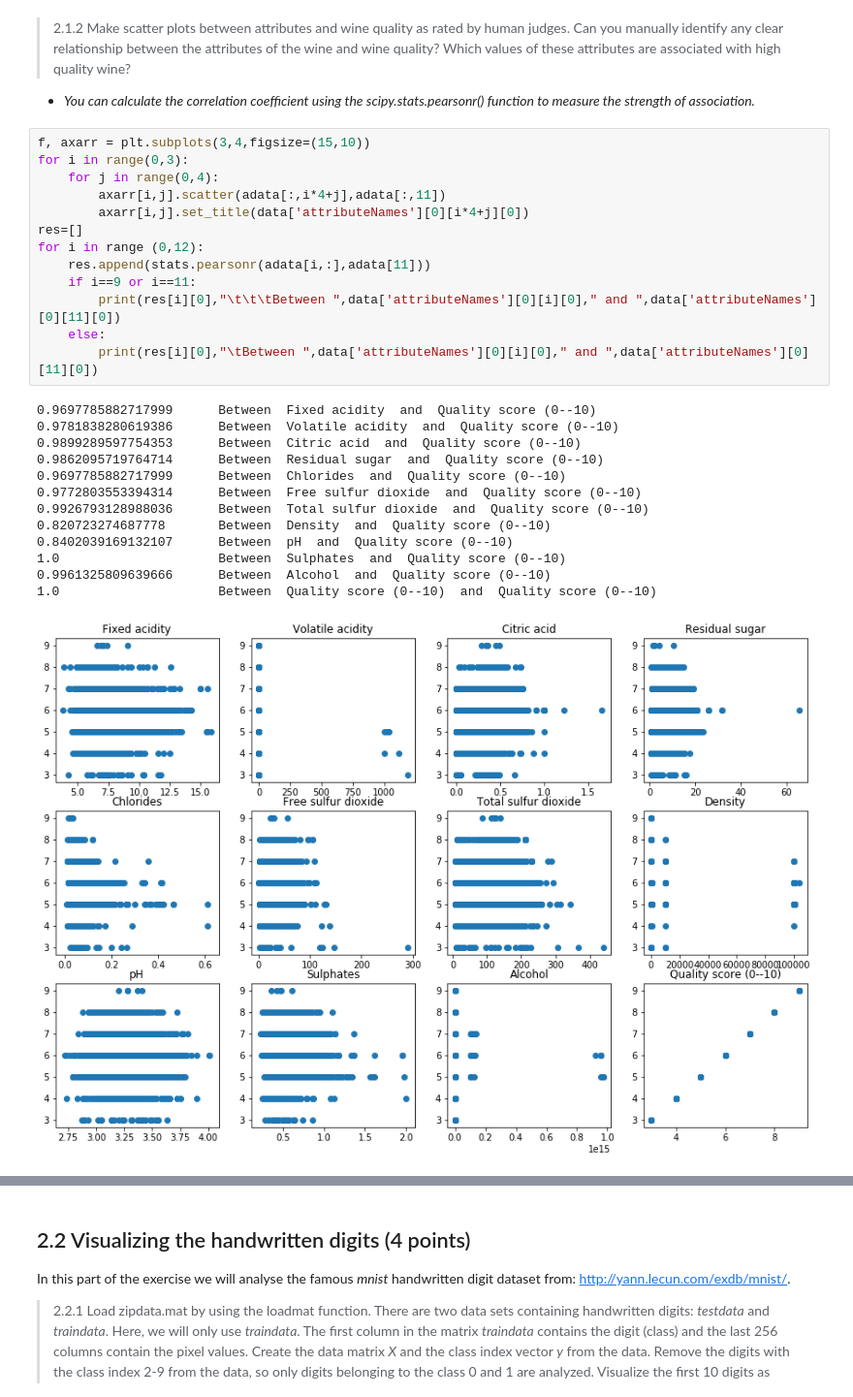
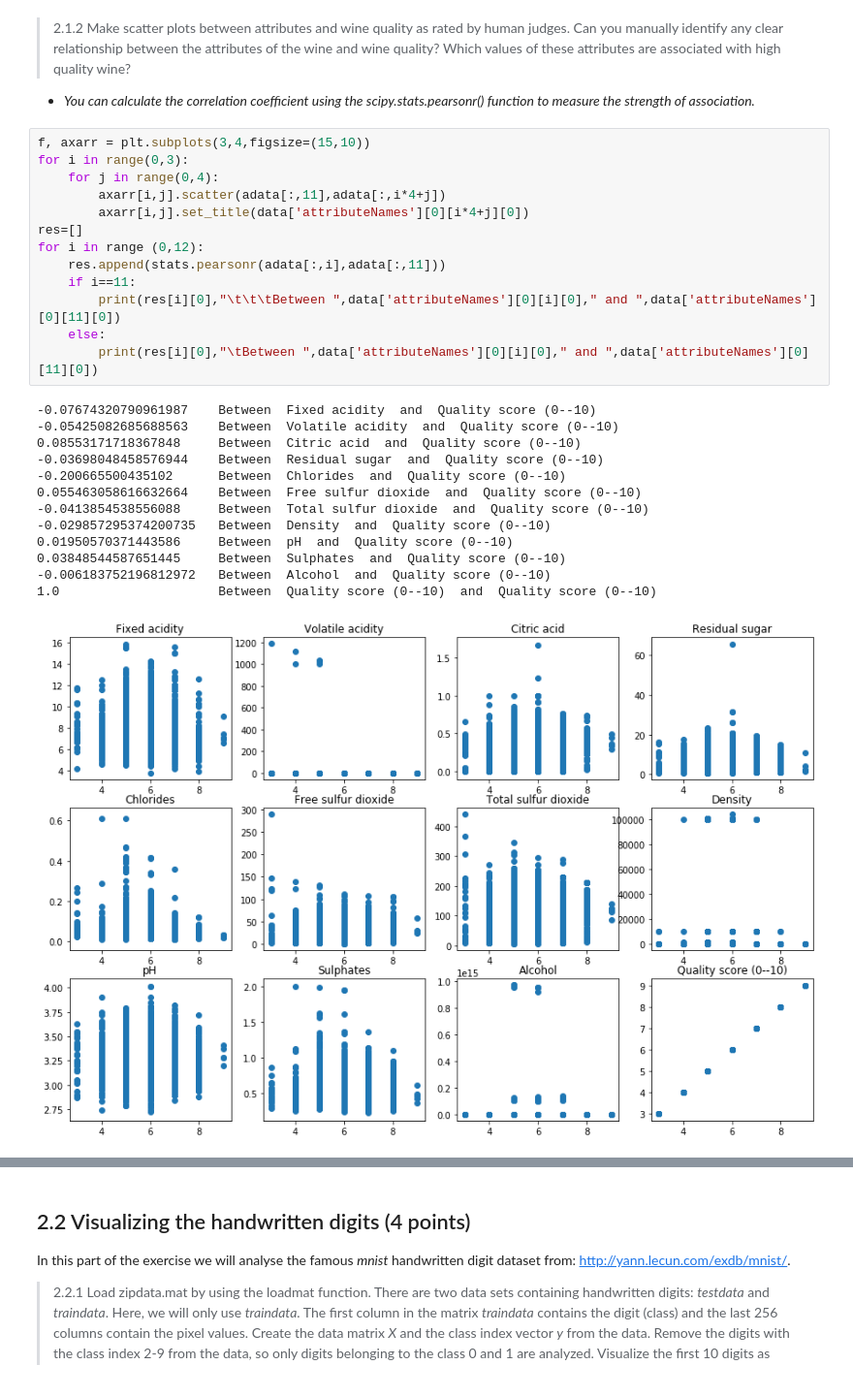
Before and after one commit to obp3ter/Data-Mining, a Jupyter notebook: Assignment_2/Assignment_2.ipynb, the cells around one changed output, grey strips where cells are left out. Shown at 97% size. Drawn from its saved outputs; the diff is of its cells as text.

```diff
--- a/Assignment_2/Assignment_2.ipynb
+++ b/Assignment_2/Assignment_2.ipynb
@@ -125,27 +124,27 @@ The new  histograms clearly show that the data has more of a bell shape, not som
 # %%
 f, axarr = plt.subplots(3,4,figsize=(15,10))
 for i in range(0,3):
     for j in range(0,4):
-        axarr[i,j].scatter(adata[:,i*4+j],adata[:,11])
+        axarr[i,j].scatter(adata[:,11],adata[:,i*4+j])
         axarr[i,j].set_title(data['attributeNames'][0][i*4+j][0])
 res=[]
 for i in range (0,12):
-    res.append(stats.pearsonr(adata[i,:],adata[11]))
-    if i==9 or i==11:
+    res.append(stats.pearsonr(adata[:,i],adata[:,11]))
+    if i==11:
         print(res[i][0],"\t\t\tBetween ",data['attributeNames'][0][i][0]," and ",data['attributeNames'][0][11][0])
     else:
         print(res[i][0],"\tBetween ",data['attributeNames'][0][i][0]," and ",data['attributeNames'][0][11][0])
 # %% [output]
-0.9697785882717999      Between  Fixed acidity  and  Quality score (0--10)
-0.9781838280619386      Between  Volatile acidity  and  Quality score (0--10)
-0.9899289597754353      Between  Citric acid  and  Quality score (0--10)
-0.9862095719764714      Between  Residual sugar  and  Quality score (0--10)
-0.9697785882717999      Between  Chlorides  and  Quality score (0--10)
-0.9772803553394314      Between  Free sulfur dioxide  and  Quality score (0--10)
-0.9926793128988036      Between  Total sulfur dioxide  and  Quality score (0--10)
-0.820723274687778       Between  Density  and  Quality score (0--10)
-0.8402039169132107      Between  pH  and  Quality score (0--10)
-1.0                     Between  Sulphates  and  Quality score (0--10)
-0.9961325809639666      Between  Alcohol  and  Quality score (0--10)
+-0.07674320790961987    Between  Fixed acidity  and  Quality score (0--10)
+-0.05425082685688563    Between  Volatile acidity  and  Quality score (0--10)
+0.08553171718367848     Between  Citric acid  and  Quality score (0--10)
+-0.03698048458576944    Between  Residual sugar  and  Quality score (0--10)
+-0.200665500435102      Between  Chlorides  and  Quality score (0--10)
+0.055463058616632664    Between  Free sulfur dioxide  and  Quality score (0--10)
+-0.0413854538556088     Between  Total sulfur dioxide  and  Quality score (0--10)
+-0.029857295374200735   Between  Density  and  Quality score (0--10)
+0.01950570371443586     Between  pH  and  Quality score (0--10)
+0.03848544587651445     Between  Sulphates  and  Quality score (0--10)
+-0.006183752196812972   Between  Alcohol  and  Quality score (0--10)
 1.0                     Between  Quality score (0--10)  and  Quality score (0--10)
-[figure, old version]
+[figure, new version]
```
Also changed, not shown: parts of 7 cells of this notebook.
